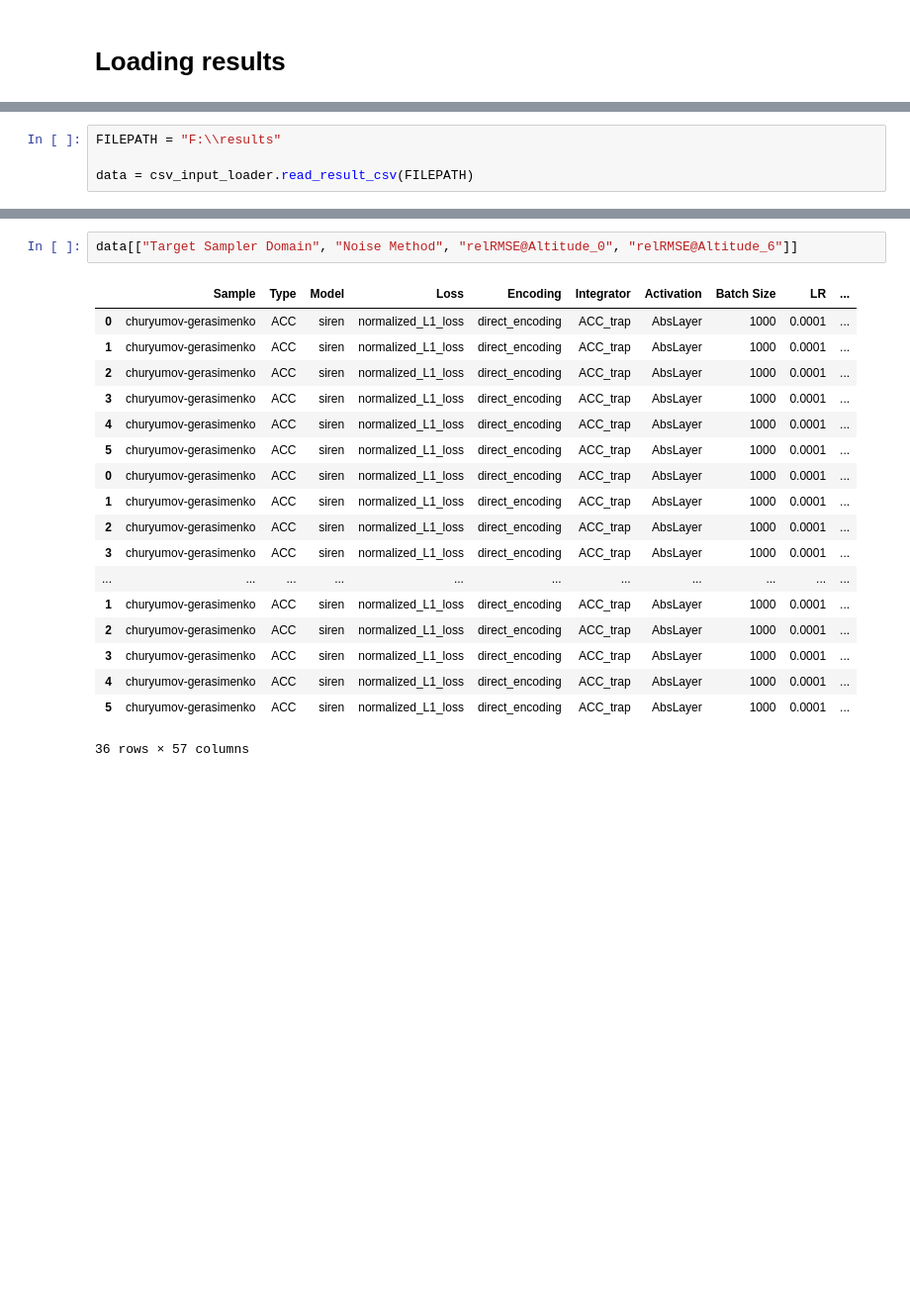
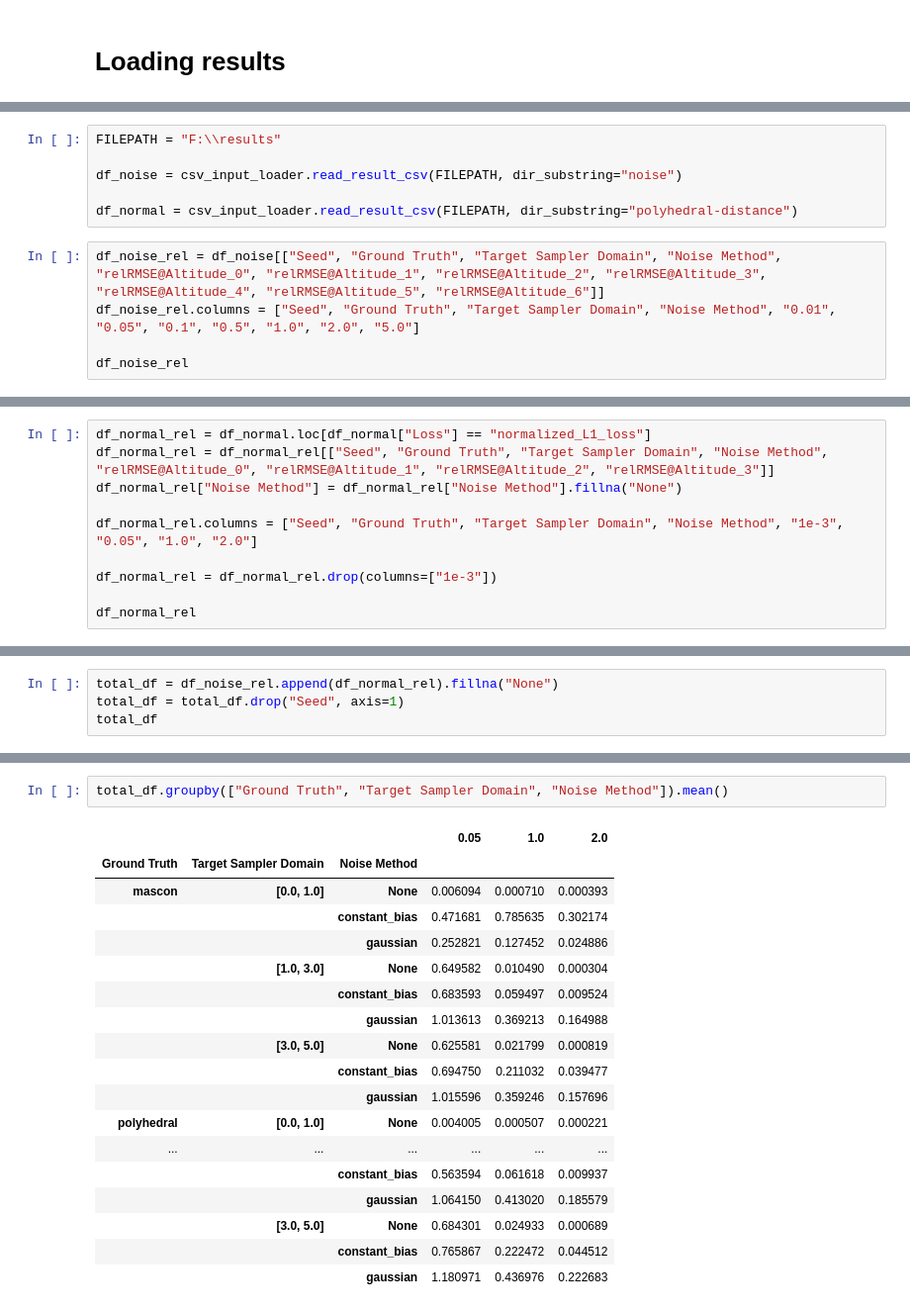
Before and after one commit to gomezzz/geodesyNets, a Jupyter notebook: P3 - Table.ipynb, the cells around one changed output, grey strips where cells are left out. Shown at 99% size. Drawn from its saved outputs; the diff is of its cells as text; blank space fills up the shorter version.

Commit message:
results

```diff
--- a/P3 - Table.ipynb
+++ b/P3 - Table.ipynb
@@ -11,4 +12,11 @@ The autoreload extension is already loaded. To reload it, use:
 # %%
 FILEPATH = "F:\\results"
 
-data = csv_input_loader.read_result_csv(FILEPATH)
+df_noise = csv_input_loader.read_result_csv(FILEPATH, dir_substring="noise")
+
+df_normal = csv_input_loader.read_result_csv(FILEPATH, dir_substring="polyhedral-distance")
+# %%
+df_noise_rel = df_noise[["Seed", "Ground Truth", "Target Sampler Domain", "Noise Method", "relRMSE@Altitude_0", "relRMSE@Altitude_1", "relRMSE@Altitude_2", "relRMSE@Altitude_3", "relRMSE@Altitude_4", "relRMSE@Altitude_5", "relRMSE@Altitude_6"]]
+df_noise_rel.columns = ["Seed", "Ground Truth", "Target Sampler Domain", "Noise Method", "0.01", "0.05", "0.1", "0.5", "1.0", "2.0", "5.0"]
+
+df_noise_rel
@@ -14,0 +41,10 @@ data = csv_input_loader.read_result_csv(FILEPATH)
+# %%
+df_normal_rel = df_normal.loc[df_normal["Loss"] == "normalized_L1_loss"]
+df_normal_rel = df_normal_rel[["Seed", "Ground Truth", "Target Sampler Domain", "Noise Method", "relRMSE@Altitude_0", "relRMSE@Altitude_1", "relRMSE@Altitude_2", "relRMSE@Altitude_3"]]
+df_normal_rel["Noise Method"] = df_normal_rel["Noise Method"].fillna("None")
+
+df_normal_rel.columns = ["Seed", "Ground Truth", "Target Sampler Domain", "Noise Method", "1e-3", "0.05", "1.0", "2.0"]
+
+df_normal_rel = df_normal_rel.drop(columns=["1e-3"])
+
+df_normal_rel
@@ -14,0 +69,4 @@ data = csv_input_loader.read_result_csv(FILEPATH)
+# %%
+total_df = df_noise_rel.append(df_normal_rel).fillna("None")
+total_df = total_df.drop("Seed", axis=1)
+total_df
@@ -15,21 +91,21 @@ data = csv_input_loader.read_result_csv(FILEPATH)
 # %%
-data[["Target Sampler Domain", "Noise Method", "relRMSE@Altitude_0", "relRMSE@Altitude_6"]]
+total_df.groupby(["Ground Truth", "Target Sampler Domain", "Noise Method"]).mean()
 # %% [output]
-|  | Sample | Type | Model | Loss | Encoding | Integrator | Activation | Batch Size | LR | ... |
-| 0 | churyumov-gerasimenko | ACC | siren | normalized_L1_loss | direct_encoding | ACC_trap | AbsLayer | 1000 | 0.0001 | ... |
-| 1 | churyumov-gerasimenko | ACC | siren | normalized_L1_loss | direct_encoding | ACC_trap | AbsLayer | 1000 | 0.0001 | ... |
-| 2 | churyumov-gerasimenko | ACC | siren | normalized_L1_loss | direct_encoding | ACC_trap | AbsLayer | 1000 | 0.0001 | ... |
-| 3 | churyumov-gerasimenko | ACC | siren | normalized_L1_loss | direct_encoding | ACC_trap | AbsLayer | 1000 | 0.0001 | ... |
-| 4 | churyumov-gerasimenko | ACC | siren | normalized_L1_loss | direct_encoding | ACC_trap | AbsLayer | 1000 | 0.0001 | ... |
-| 5 | churyumov-gerasimenko | ACC | siren | normalized_L1_loss | direct_encoding | ACC_trap | AbsLayer | 1000 | 0.0001 | ... |
-| 0 | churyumov-gerasimenko | ACC | siren | normalized_L1_loss | direct_encoding | ACC_trap | AbsLayer | 1000 | 0.0001 | ... |
-| 1 | churyumov-gerasimenko | ACC | siren | normalized_L1_loss | direct_encoding | ACC_trap | AbsLayer | 1000 | 0.0001 | ... |
-| 2 | churyumov-gerasimenko | ACC | siren | normalized_L1_loss | direct_encoding | ACC_trap | AbsLayer | 1000 | 0.0001 | ... |
-| 3 | churyumov-gerasimenko | ACC | siren | normalized_L1_loss | direct_encoding | ACC_trap | AbsLayer | 1000 | 0.0001 | ... |
-| ... | ... | ... | ... | ... | ... | ... | ... | ... | ... | ... |
-| 1 | churyumov-gerasimenko | ACC | siren | normalized_L1_loss | direct_encoding | ACC_trap | AbsLayer | 1000 | 0.0001 | ... |
-| 2 | churyumov-gerasimenko | ACC | siren | normalized_L1_loss | direct_encoding | ACC_trap | AbsLayer | 1000 | 0.0001 | ... |
-| 3 | churyumov-gerasimenko | ACC | siren | normalized_L1_loss | direct_encoding | ACC_trap | AbsLayer | 1000 | 0.0001 | ... |
-| 4 | churyumov-gerasimenko | ACC | siren | normalized_L1_loss | direct_encoding | ACC_trap | AbsLayer | 1000 | 0.0001 | ... |
-| 5 | churyumov-gerasimenko | ACC | siren | normalized_L1_loss | direct_encoding | ACC_trap | AbsLayer | 1000 | 0.0001 | ... |
+|  |  |  | 0.05 | 1.0 | 2.0 |
+| Ground Truth | Target Sampler Domain | Noise Method |  |  |  |
+| mascon | [0.0, 1.0] | None | 0.006094 | 0.000710 | 0.000393 |
+|  |  | constant_bias | 0.471681 | 0.785635 | 0.302174 |
+|  |  | gaussian | 0.252821 | 0.127452 | 0.024886 |
+|  | [1.0, 3.0] | None | 0.649582 | 0.010490 | 0.000304 |
+|  |  | constant_bias | 0.683593 | 0.059497 | 0.009524 |
+|  |  | gaussian | 1.013613 | 0.369213 | 0.164988 |
+|  | [3.0, 5.0] | None | 0.625581 | 0.021799 | 0.000819 |
+|  |  | constant_bias | 0.694750 | 0.211032 | 0.039477 |
+|  |  | gaussian | 1.015596 | 0.359246 | 0.157696 |
+| polyhedral | [0.0, 1.0] | None | 0.004005 | 0.000507 | 0.000221 |
+| ... | ... | ... | ... | ... | ... |
+|  |  | constant_bias | 0.563594 | 0.061618 | 0.009937 |
+|  |  | gaussian | 1.064150 | 0.413020 | 0.185579 |
+|  | [3.0, 5.0] | None | 0.684301 | 0.024933 | 0.000689 |
+|  |  | constant_bias | 0.765867 | 0.222472 | 0.044512 |
+|  |  | gaussian | 1.180971 | 0.436976 | 0.222683 |
-36 rows × 57 columns
```
Also changed, not shown: parts of 5 cells of this notebook, 1 other file.
